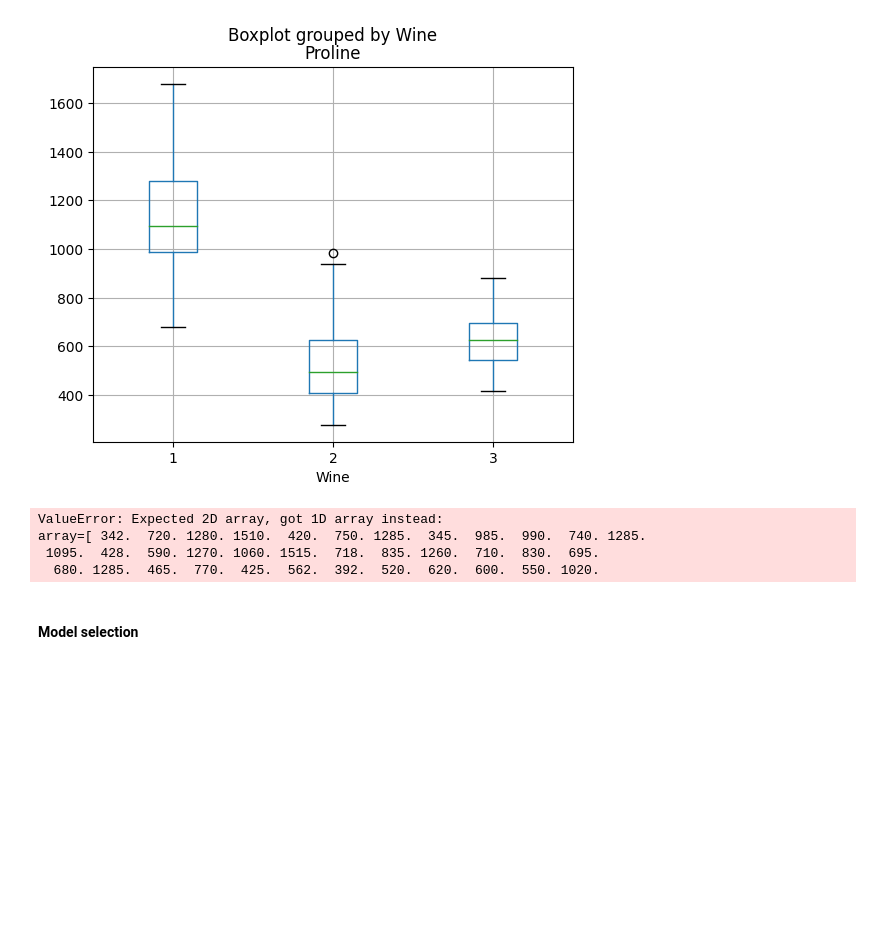
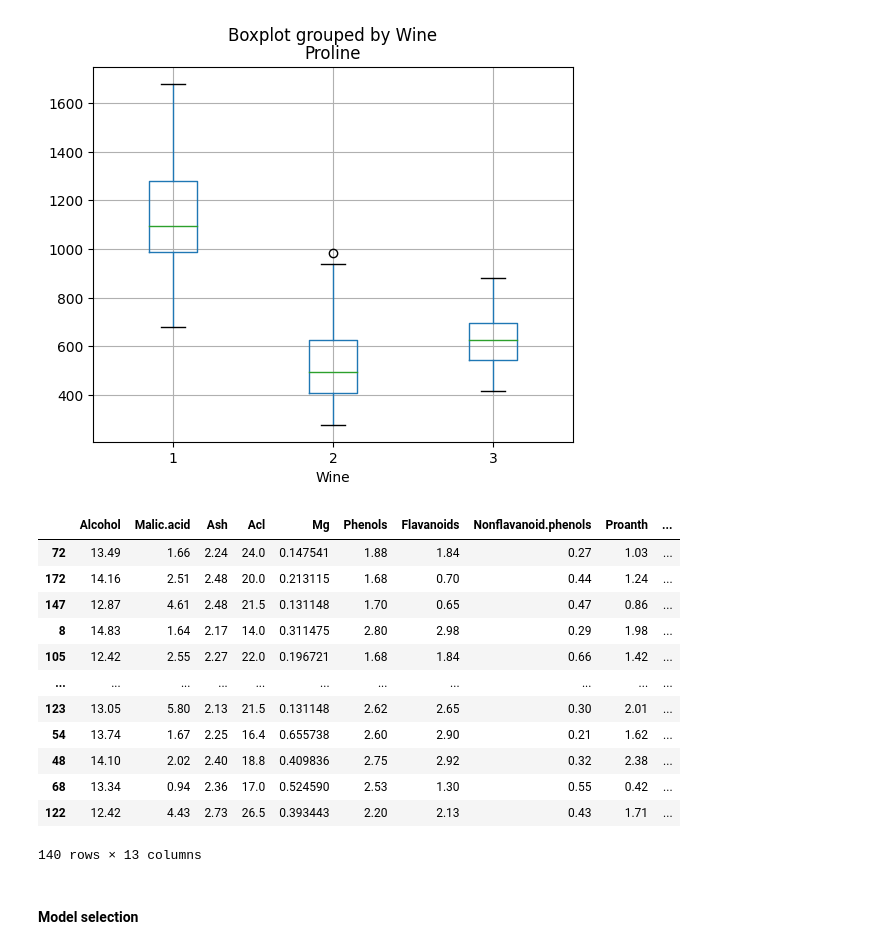
Before and after one commit to LuciaRavazzi/AzureML, a Jupyter notebook: AzureDataScientistAssociate/1_Create_Machine_Learning_Models/3_Train_Evaluate_Classification_Models.ipynb, the cells around one changed output. Cells and saved outputs as stored; diff of their text form; code cells hidden in the pictures; blank space fills up the shorter version.

```diff
--- a/AzureDataScientistAssociate/1_Create_Machine_Learning_Models/3_Train_Evaluate_Classification_Models.ipynb
+++ b/AzureDataScientistAssociate/1_Create_Machine_Learning_Models/3_Train_Evaluate_Classification_Models.ipynb
@@ -595,15 +621,26 @@ X_train, X_val, y_train, y_val = train_test_split(X, y, test_size = 0.2, random_
 # %%
 from sklearn.preprocessing import MinMaxScaler
 
+feature_to_scale = ['Proline', 'Mg']
 scaler = MinMaxScaler()
-appo = scaler.fit_transform(list(X_train['Proline']))
+X_train[feature_to_scale] = scaler.fit_transform(X_train[feature_to_scale])
+X_val[feature_to_scale] = scaler.transform(X_val[feature_to_scale])
-# %% [output]
-ValueError: Expected 2D array, got 1D array instead:
-array=[ 342.  720. 1280. 1510.  420.  750. 1285.  345.  985.  990.  740. 1285.
- 1095.  428.  590. 1270. 1060. 1515.  718.  835. 1260.  710.  830.  695.
-  680. 1285.  465.  770.  425.  562.  392.  520.  620.  600.  550. 1020.
 # %%
-X_train['Proline'].values
+X_train
+# %% [output]
+|  | Alcohol | Malic.acid | Ash | Acl | Mg | Phenols | Flavanoids | Nonflavanoid.phenols | Proanth | ... |
+| 72 | 13.49 | 1.66 | 2.24 | 24.0 | 0.147541 | 1.88 | 1.84 | 0.27 | 1.03 | ... |
+| 172 | 14.16 | 2.51 | 2.48 | 20.0 | 0.213115 | 1.68 | 0.70 | 0.44 | 1.24 | ... |
+| 147 | 12.87 | 4.61 | 2.48 | 21.5 | 0.131148 | 1.70 | 0.65 | 0.47 | 0.86 | ... |
+| 8 | 14.83 | 1.64 | 2.17 | 14.0 | 0.311475 | 2.80 | 2.98 | 0.29 | 1.98 | ... |
+| 105 | 12.42 | 2.55 | 2.27 | 22.0 | 0.196721 | 1.68 | 1.84 | 0.66 | 1.42 | ... |
+| ... | ... | ... | ... | ... | ... | ... | ... | ... | ... | ... |
+| 123 | 13.05 | 5.80 | 2.13 | 21.5 | 0.131148 | 2.62 | 2.65 | 0.30 | 2.01 | ... |
+| 54 | 13.74 | 1.67 | 2.25 | 16.4 | 0.655738 | 2.60 | 2.90 | 0.21 | 1.62 | ... |
+| 48 | 14.10 | 2.02 | 2.40 | 18.8 | 0.409836 | 2.75 | 2.92 | 0.32 | 2.38 | ... |
+| 68 | 13.34 | 0.94 | 2.36 | 17.0 | 0.524590 | 2.53 | 1.30 | 0.55 | 0.42 | ... |
+| 122 | 12.42 | 4.43 | 2.73 | 26.5 | 0.393443 | 2.20 | 2.13 | 0.43 | 1.71 | ... |
+140 rows × 13 columns
 # %% [markdown]
 #### Model selection
 # %%
```
Also changed, not shown: parts of 7 cells of this notebook, 1 other file.
